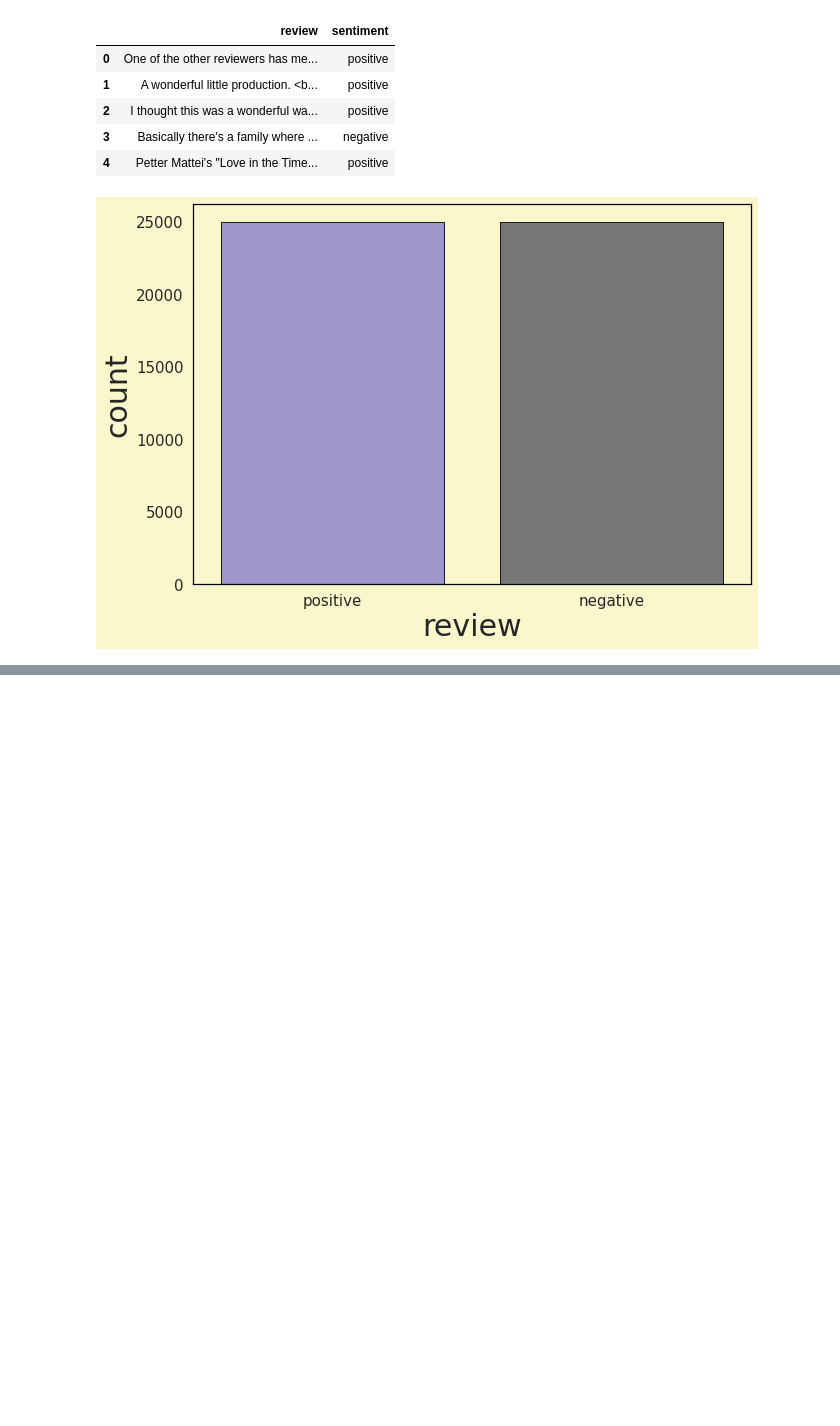
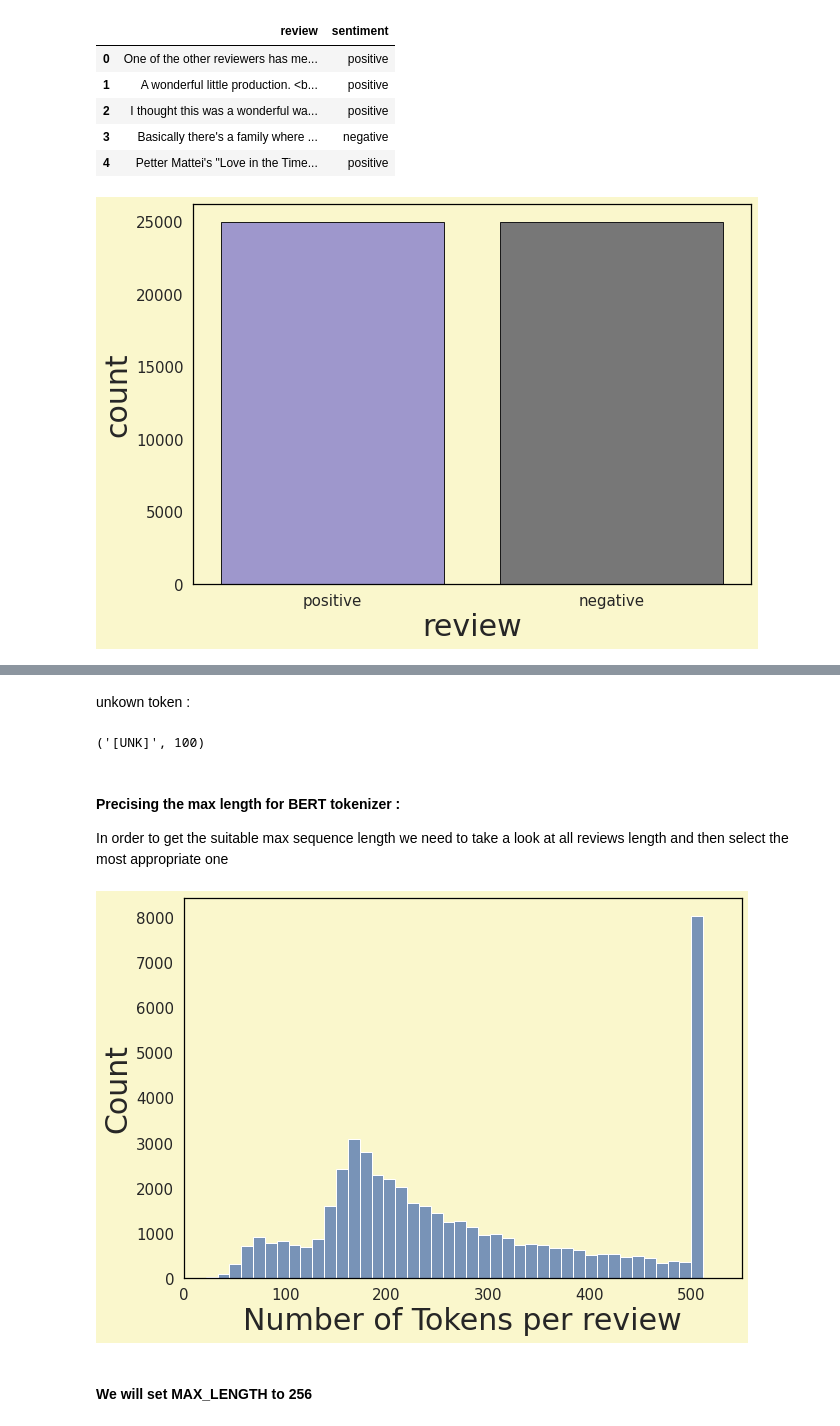
Before and after one commit to MohamedAmineDHIAB/NLP_models_benchmarks_on_IMDB_dataset, a Jupyter notebook: BERT/sentiment-with-bert.ipynb, the cells around one changed output, grey strips where cells are left out. Drawn from its saved outputs; the diff is of its cells as text; code cells hidden in the pictures; blank space fills up the shorter version.

```diff
--- a/BERT/sentiment-with-bert.ipynb
+++ b/BERT/sentiment-with-bert.ipynb
@@ -27,0 +34,4 @@ data['sentiment'] = data['sentiment'].apply(lambda x: 1 if x=='positive' else 0)
+# %%
+PRE_TRAINED_MODEL_NAME = 'bert-base-cased'
+# %%
+tokenizer = BertTokenizer.from_pretrained(PRE_TRAINED_MODEL_NAME)
@@ -27,0 +58,23 @@ data['sentiment'] = data['sentiment'].apply(lambda x: 1 if x=='positive' else 0)
+# %% [markdown]
+unkown token :
+# %%
+tokenizer.unk_token, tokenizer.unk_token_id
+# %% [output]
+('[UNK]', 100)
+# %% [markdown]
+#### Precising the max length for BERT tokenizer :
+In order to get the suitable max sequence length we need to take a look at all reviews length and then select the most appropriate one
+# %%
+def token_len(review):
+    return(len(tokenizer.encode(review, max_length=512,truncation=False)))
+# %%
+data_length=data['review'].apply(token_len)
+# %%
+fig, axes = plt.subplots(nrows = 1, ncols =1, figsize = (10, 7),facecolor='#FAF7CC')
+sns.histplot(data_length)
+plt.xlim([0, 550]);
+plt.xlabel('Number of Tokens per review');
+# %% [output]
+[figure, added]
+# %% [markdown]
+#### We will set MAX_LENGTH to 256
```
Also changed, not shown: parts of 17 cells of this notebook.
